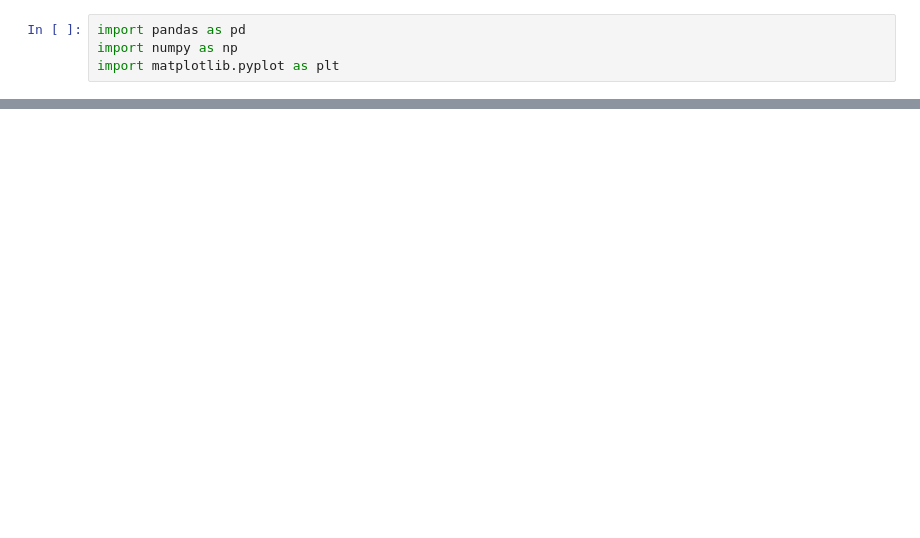
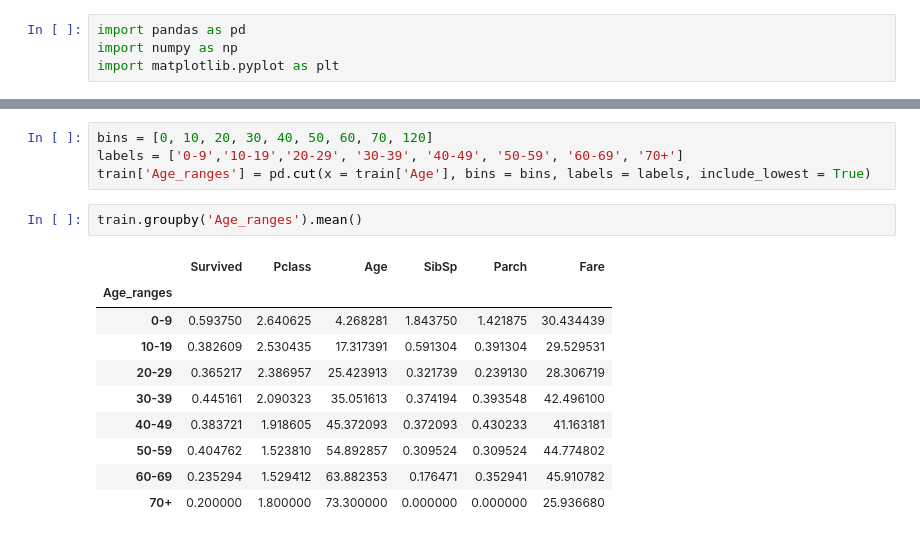
Before and after one commit to muye-wang/Titanic-Tutorial, a Jupyter notebook: Data_Explore.ipynb, the cells around one changed output, grey strips where cells are left out. Saved outputs shown, nothing was run; the diff lists cells and outputs as text; blank space fills up the shorter version.

```diff
--- a/Data_Explore.ipynb
+++ b/Data_Explore.ipynb
@@ -30,0 +35,17 @@ test.head()
+# %%
+bins = [0, 10, 20, 30, 40, 50, 60, 70, 120]
+labels = ['0-9','10-19','20-29', '30-39', '40-49', '50-59', '60-69', '70+']
+train['Age_ranges'] = pd.cut(x = train['Age'], bins = bins, labels = labels, include_lowest = True)
+# %%
+train.groupby('Age_ranges').mean()
+# %% [output]
+|  | Survived | Pclass | Age | SibSp | Parch | Fare |
+| Age_ranges |  |  |  |  |  |  |
+| 0-9 | 0.593750 | 2.640625 | 4.268281 | 1.843750 | 1.421875 | 30.434439 |
+| 10-19 | 0.382609 | 2.530435 | 17.317391 | 0.591304 | 0.391304 | 29.529531 |
+| 20-29 | 0.365217 | 2.386957 | 25.423913 | 0.321739 | 0.239130 | 28.306719 |
+| 30-39 | 0.445161 | 2.090323 | 35.051613 | 0.374194 | 0.393548 | 42.496100 |
+| 40-49 | 0.383721 | 1.918605 | 45.372093 | 0.372093 | 0.430233 | 41.163181 |
+| 50-59 | 0.404762 | 1.523810 | 54.892857 | 0.309524 | 0.309524 | 44.774802 |
+| 60-69 | 0.235294 | 1.529412 | 63.882353 | 0.176471 | 0.352941 | 45.910782 |
+| 70+ | 0.200000 | 1.800000 | 73.300000 | 0.000000 | 0.000000 | 25.936680 |
```
Also changed, not shown: parts of 16 cells of this notebook.
